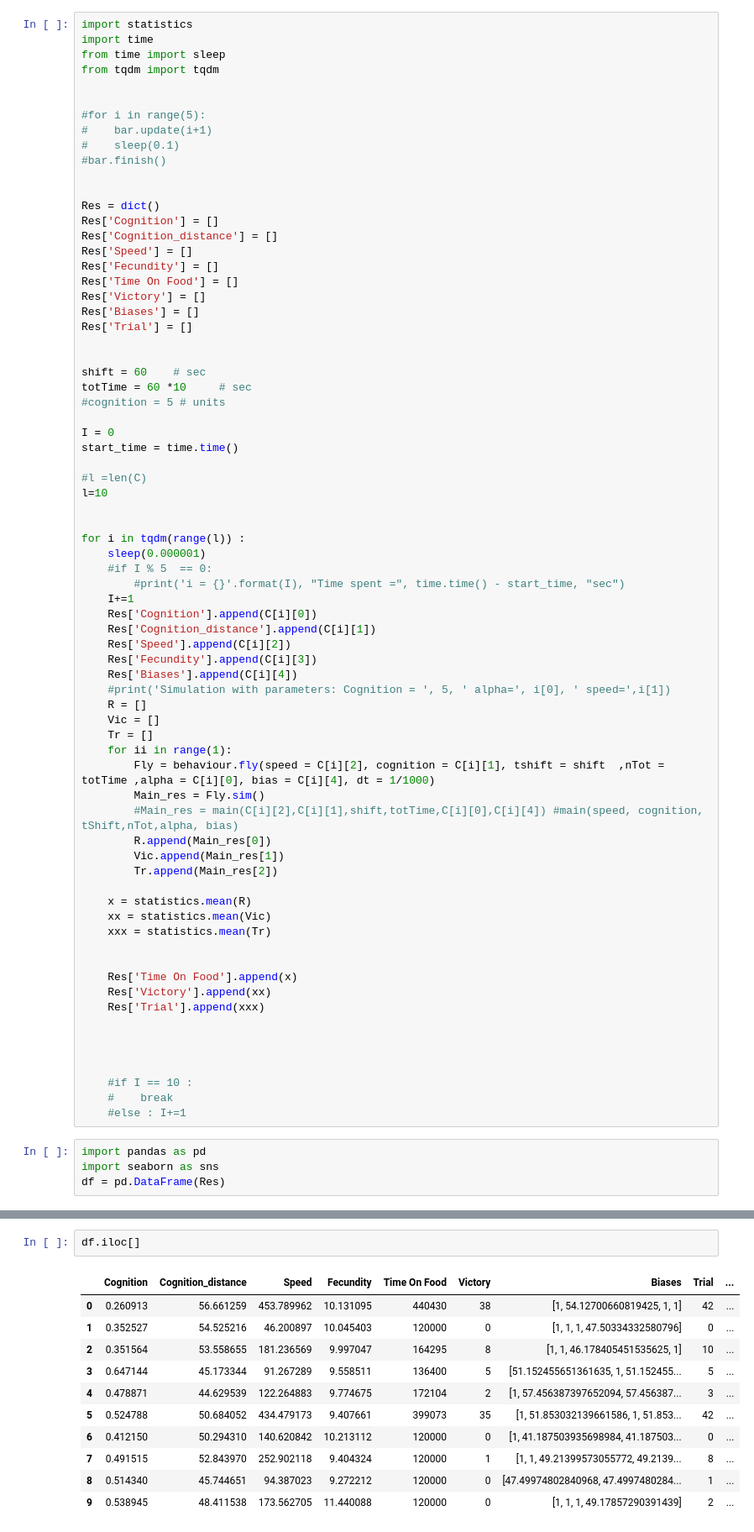
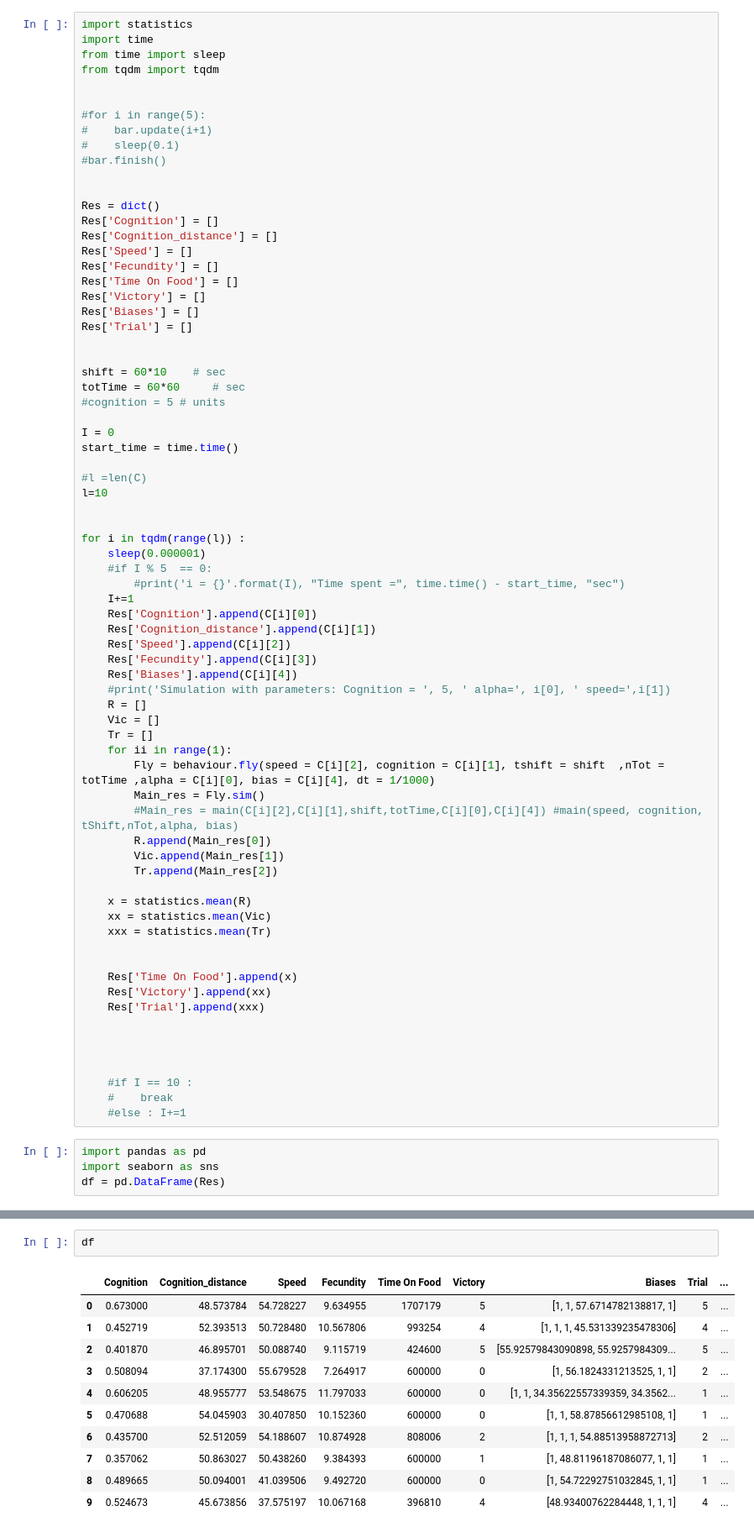
Before and after one commit to Sbourgeat/HungerGames, a Jupyter notebook: Module_test.ipynb, the cells around one changed output, grey strips where cells are left out. Shown at 84% size. Saved outputs shown, nothing was run; the diff lists cells and outputs as text.

```diff
--- a/Module_test.ipynb
+++ b/Module_test.ipynb
@@ -185,8 +185,8 @@ Res['Biases'] = []
 Res['Trial'] = []
 
 
-shift = 60    # sec
-totTime = 60 *10     # sec
+shift = 60*10    # sec
+totTime = 60*60     # sec
 #cognition = 5 # units
 
 I = 0
@@ -302,14 +302,14 @@ array([[<AxesSubplot:xlabel='Cognition', ylabel='Cognition'>,
 # %%
-df.iloc[]
+df
 # %% [output]
 |  | Cognition | Cognition_distance | Speed | Fecundity | Time On Food | Victory | Biases | Trial | ... |
-| 0 | 0.260913 | 56.661259 | 453.789962 | 10.131095 | 440430 | 38 | [1, 54.12700660819425, 1, 1] | 42 | ... |
-| 1 | 0.352527 | 54.525216 | 46.200897 | 10.045403 | 120000 | 0 | [1, 1, 1, 47.50334332580796] | 0 | ... |
-| 2 | 0.351564 | 53.558655 | 181.236569 | 9.997047 | 164295 | 8 | [1, 1, 46.178405451535625, 1] | 10 | ... |
-| 3 | 0.647144 | 45.173344 | 91.267289 | 9.558511 | 136400 | 5 | [51.152455651361635, 1, 51.152455... | 5 | ... |
-| 4 | 0.478871 | 44.629539 | 122.264883 | 9.774675 | 172104 | 2 | [1, 57.456387397652094, 57.456387... | 3 | ... |
-| 5 | 0.524788 | 50.684052 | 434.479173 | 9.407661 | 399073 | 35 | [1, 51.853032139661586, 1, 51.853... | 42 | ... |
-| 6 | 0.412150 | 50.294310 | 140.620842 | 10.213112 | 120000 | 0 | [1, 41.187503935698984, 41.187503... | 0 | ... |
-| 7 | 0.491515 | 52.843970 | 252.902118 | 9.404324 | 120000 | 1 | [1, 1, 49.21399573055772, 49.2139... | 8 | ... |
-| 8 | 0.514340 | 45.744651 | 94.387023 | 9.272212 | 120000 | 0 | [47.49974802840968, 47.4997480284... | 1 | ... |
-| 9 | 0.538945 | 48.411538 | 173.562705 | 11.440088 | 120000 | 0 | [1, 1, 1, 49.17857290391439] | 2 | ... |
+| 0 | 0.673000 | 48.573784 | 54.728227 | 9.634955 | 1707179 | 5 | [1, 1, 57.6714782138817, 1] | 5 | ... |
+| 1 | 0.452719 | 52.393513 | 50.728480 | 10.567806 | 993254 | 4 | [1, 1, 1, 45.531339235478306] | 4 | ... |
+| 2 | 0.401870 | 46.895701 | 50.088740 | 9.115719 | 424600 | 5 | [55.92579843090898, 55.9257984309... | 5 | ... |
+| 3 | 0.508094 | 37.174300 | 55.679528 | 7.264917 | 600000 | 0 | [1, 56.1824331213525, 1, 1] | 2 | ... |
+| 4 | 0.606205 | 48.955777 | 53.548675 | 11.797033 | 600000 | 0 | [1, 1, 34.35622557339359, 34.3562... | 1 | ... |
+| 5 | 0.470688 | 54.045903 | 30.407850 | 10.152360 | 600000 | 0 | [1, 1, 58.87856612985108, 1] | 1 | ... |
+| 6 | 0.435700 | 52.512059 | 54.188607 | 10.874928 | 808006 | 2 | [1, 1, 1, 54.88513958872713] | 2 | ... |
+| 7 | 0.357062 | 50.863027 | 50.438260 | 9.384393 | 600000 | 1 | [1, 48.81196187086077, 1, 1] | 1 | ... |
+| 8 | 0.489665 | 50.094001 | 41.039506 | 9.492720 | 600000 | 0 | [1, 54.72292751032845, 1, 1] | 1 | ... |
+| 9 | 0.524673 | 45.673856 | 37.575197 | 10.067168 | 396810 | 4 | [48.93400762284448, 1, 1, 1] | 4 | ... |
```
Also changed, not shown: parts of 2 cells of this notebook.
